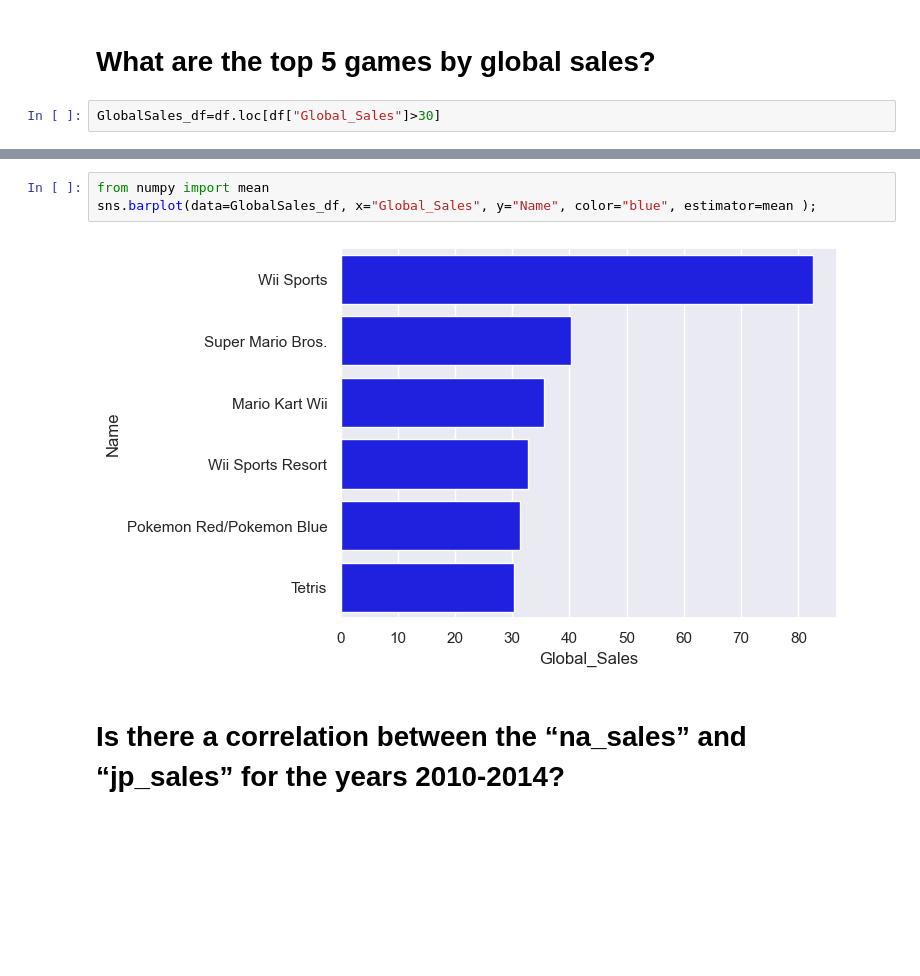
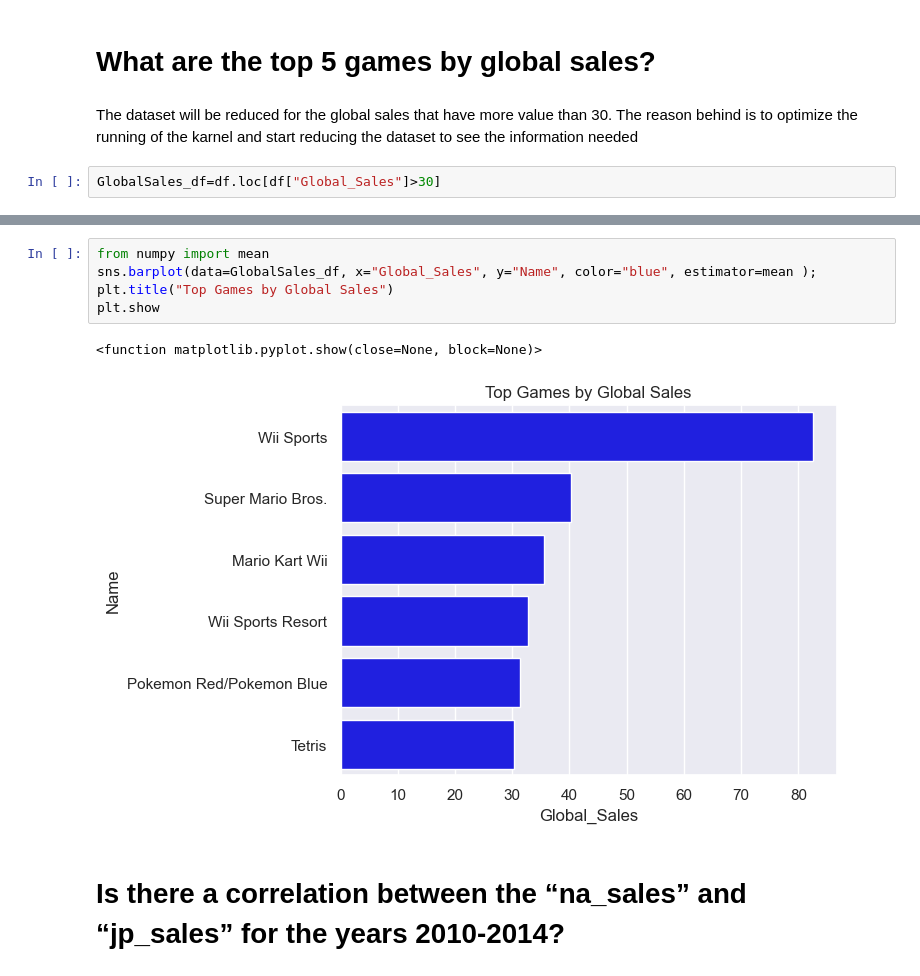
Before and after one commit to Sba23037/CristinaPriolo_DVizHDip_CA1, a Jupyter notebook: CristinaPriolo_DVizHDip_CA1.ipynb, the cells around one changed output, grey strips where cells are left out. Saved outputs shown, nothing was run; the diff lists cells and outputs as text; blank space fills up the shorter version.

Commit message:
start writing on content
adding some markups

```diff
--- a/CristinaPriolo_DVizHDip_CA1.ipynb
+++ b/CristinaPriolo_DVizHDip_CA1.ipynb
@@ -305,6 +305,8 @@ df.head()
 | 4 | Pokemon Red/Pokemon Blue | GB | 1996 | Role-Playing | Nintendo | 11.27 | 8.89 | 10.22 | 1.00 | ... |
 # %% [markdown]
 # What are the top 5 games by global sales?
+# %% [markdown]
+The dataset will be reduced for the global sales that have more value than 30. The reason behind is to optimize the running of the karnel and start reducing the dataset to see the information needed
 # %%
 GlobalSales_df=df.loc[df["Global_Sales"]>30]
 # %%
@@ -316,11 +318,14 @@ GlobalSales_df.head(5)
 | 2 | Mario Kart Wii | Wii | 2008 | Racing | Nintendo | 15.68 | 12.76 | 3.79 | 3.29 | ... |
 | 3 | Wii Sports Resort | Wii | 2009 | Sports | Nintendo | 15.61 | 10.93 | 3.28 | 2.95 | ... |
 | 4 | Pokemon Red/Pokemon Blue | GB | 1996 | Role-Playing | Nintendo | 11.27 | 8.89 | 10.22 | 1.00 | ... |
-# %%
-from numpy import mean
-sns.barplot(data=GlobalSales_df, x="Global_Sales", y="Name", color="blue", estimator=mean );
-# %% [output]
-[figure, removed]
+# %%
+from numpy import mean
+sns.barplot(data=GlobalSales_df, x="Global_Sales", y="Name", color="blue", estimator=mean );
+plt.title("Top Games by Global Sales")
+plt.show
+# %% [output]
+<function matplotlib.pyplot.show(close=None, block=None)>
+[figure, added]
 # %% [markdown]
 # Is there a correlation between the “na_sales” and “jp_sales” for the years 2010-2014?
 # %% [markdown]
```
Also changed, not shown: parts of 3 cells of this notebook.
